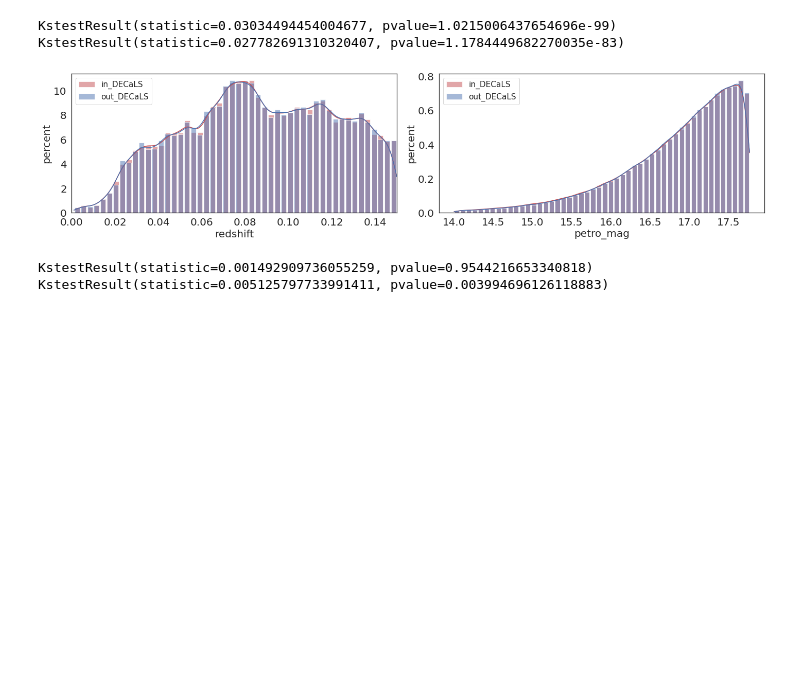
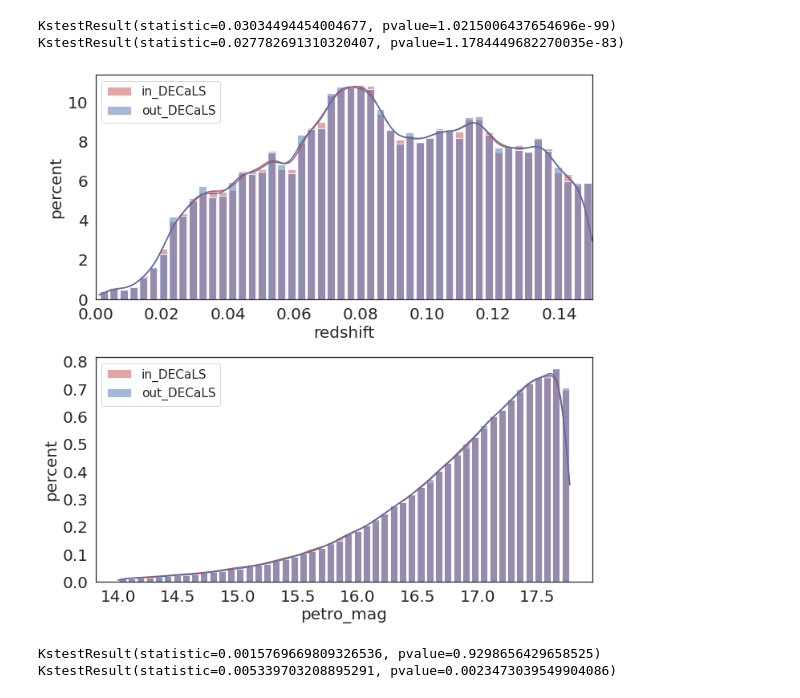
Before and after one commit to Astro-Astre/Pixel-based_DeepLearningTechnic, a Jupyter notebook: preprocess/match_petro.ipynb, the cells around one changed output. Drawn from its saved outputs; the diff is of its cells as text; code cells hidden in the pictures; blank space fills up the shorter version.

```diff
--- a/preprocess/match_petro.ipynb
+++ b/preprocess/match_petro.ipynb
@@ -46,0 +68,8 @@ def cal_per(df: pd.DataFrame=None, num=None):
+# %%
+"""out_DECaLS"""
+with fits.open("/data/GZ_Decals/MGS_out_DECaLS.fits") as hdul:
+    ra = np.array(hdul[1].data["RA      "])
+    dec = np.array(hdul[1].data["DEC     "])
+    petro_mag = np.array(hdul[1].data["PETROMAG"][:, 2])
+    z = np.array(hdul[1].data["Z       "])
+    out_decals_origion = pd.DataFrame(np.array((ra, dec, petro_mag, z)).T, columns=["ra", "dec", "petro_mag", "redshift"])
@@ -177,6 +299,6 @@ cigar_max.insert(0, "label", 3)
 edgeOn_max.insert(0, "label", 4)
 noBar_max.insert(0, "label", 5)
 strongBar_max.insert(0, "label", 6)
-decals_50p_max = match(MGS, pd.concat([merger_max, round_max, between_max, cigar_max, edgeOn_max, noBar_max, strongBar_max]))
-decals_50p_max.drop(["new_ra", "new_dec"], axis=1, inplace=True)
+decals_max_distribution = match(MGS, pd.concat([merger_max, round_max, between_max, cigar_max, edgeOn_max, noBar_max, strongBar_max]))
+decals_max_distribution.drop(["new_ra", "new_dec"], axis=1, inplace=True)
 # %%
@@ -387,7 +513,7 @@ KstestResult(statistic=0.03034494454004677, pvalue=1.0215006437654696e-99)
 KstestResult(statistic=0.027782691310320407, pvalue=1.1784449682270035e-83)
 # %%
 from sklearn.utils import shuffle
-in_test = decals_50p_max.query("redshift_x < 0.15 and redshift_x > 0.001 and petro_mag<17.77").copy()
+in_test = decals_max_distribution.query("redshift_x < 0.15 and redshift_x > 0.001 and petro_mag<17.77").copy()
 in_test = in_test.rename(columns={"redshift_x": "redshift"})
 out_test = out_decals_pred.query("redshift < 0.15 and redshift > 0.001 and petro_mag<17.77").copy()
 def cut(in_test, out_test, target, bins=20):
@@ -406,7 +532,7 @@ def cut(in_test, out_test, target, bins=20):
                 bin.append([14, 14+(i+1)*step])
             else:
                 bin.append([14+i*step, 14+(i+1)*step])
-    def cut(in_test, out_test, bin):
+    def control(in_test, out_test, bin):
         df_in = pd.DataFrame(columns=in_test.columns)
         df_out = pd.DataFrame(columns=out_test.columns)
         for i in range(len(bin)):
@@ -423,41 +549,41 @@ def cut(in_test, out_test, target, bins=20):
                 df_in = pd.concat([df_in, bin_1])
                 df_out = pd.concat([df_out, bin_2])
         return df_in.reset_index(drop=True), df_out.reset_index(drop=True)
-    return cut(in_test, out_test, bin)
-t1, t2 = cut(in_test, out_test, "petro_mag", bins=30)
-t1, t2 = cut(t1, t2, "redshift", bins=40)
+    return control(in_test, out_test, bin)
+decals_ctrled, out_decals_ctrled = cut(in_test, out_test, "petro_mag", bins=30)   # 分别对 z 和 mag 进行 cut
+decals_ctrled, out_decals_ctrled = cut(decals_ctrled, out_decals_ctrled, "redshift", bins=40)
 # %%
-plt.figure(figsize=(20, 5))
-plt.subplot(121)
+plt.figure(figsize=(10, 10))
+plt.subplot(211)
 sns.set()
 sns.set_theme(font='Times New Roman',font_scale=1.4, palette=None)
 sns.set_style("white")
-sns.histplot(t1.redshift, stat="density", bins=50, shrink=0.8, kde=True, color="r", label="in_DECaLS")
-sns.histplot(t2.redshift,stat="density", bins=50, shrink=0.8, kde=True, label="out_DECaLS")
+sns.histplot(decals_ctrled.redshift, stat="density", bins=50, shrink=0.8, kde=True, color="r", label="in_DECaLS")
+sns.histplot(out_decals_ctrled.redshift, stat="density", bins=50, shrink=0.8, kde=True, label="out_DECaLS")
 plt.xticks(fontsize=20)
 plt.yticks(fontsize=20)
 plt.xlabel("redshift", fontsize=20)
 plt.ylabel("percent", fontsize=20)
 plt.legend()
 plt.xlim((0, 0.15))
 
-plt.subplot(122)
-sns.histplot(t1.petro_mag, stat="density", bins=50, shrink=0.8, kde=True, color="r", label="in_DECaLS")
-sns.histplot(t2.petro_mag, stat="density", bins=50, shrink=0.8, kde=True, label="out_DECaLS")
+plt.subplot(212)
+sns.histplot(decals_ctrled.petro_mag, stat="density", bins=50, shrink=0.8, kde=True, color="r", label="in_DECaLS")
+sns.histplot(out_decals_ctrled.petro_mag, stat="density", bins=50, shrink=0.8, kde=True, label="out_DECaLS")
 plt.xticks(fontsize=20)
 plt.yticks(fontsize=20)
 plt.xlabel("petro_mag", fontsize=20)
 plt.ylabel("percent", fontsize=20)
 plt.legend()
 plt.tight_layout()
 plt.show()
 # %% [output]
-[figure, old version]
+[figure, new version]
 # %%
 # .pvalue>0.05
-print(ks_2samp(t1.redshift, t2.redshift))
-print(ks_2samp(t1.petro_mag, t2.petro_mag))
+print(ks_2samp(decals_ctrled.redshift, out_decals_ctrled.redshift))
+print(ks_2samp(decals_ctrled.petro_mag, out_decals_ctrled.petro_mag))
 # %% [output]
-KstestResult(statistic=0.001492909736055259, pvalue=0.9544216653340818)
-KstestResult(statistic=0.005125797733991411, pvalue=0.003994696126118883)
+KstestResult(statistic=0.0015769669809326536, pvalue=0.9298656429658525)
+KstestResult(statistic=0.005339703208895291, pvalue=0.0023473039549904086)
 # %%
```
Also changed, not shown: parts of 42 cells of this notebook, 6 other files.
